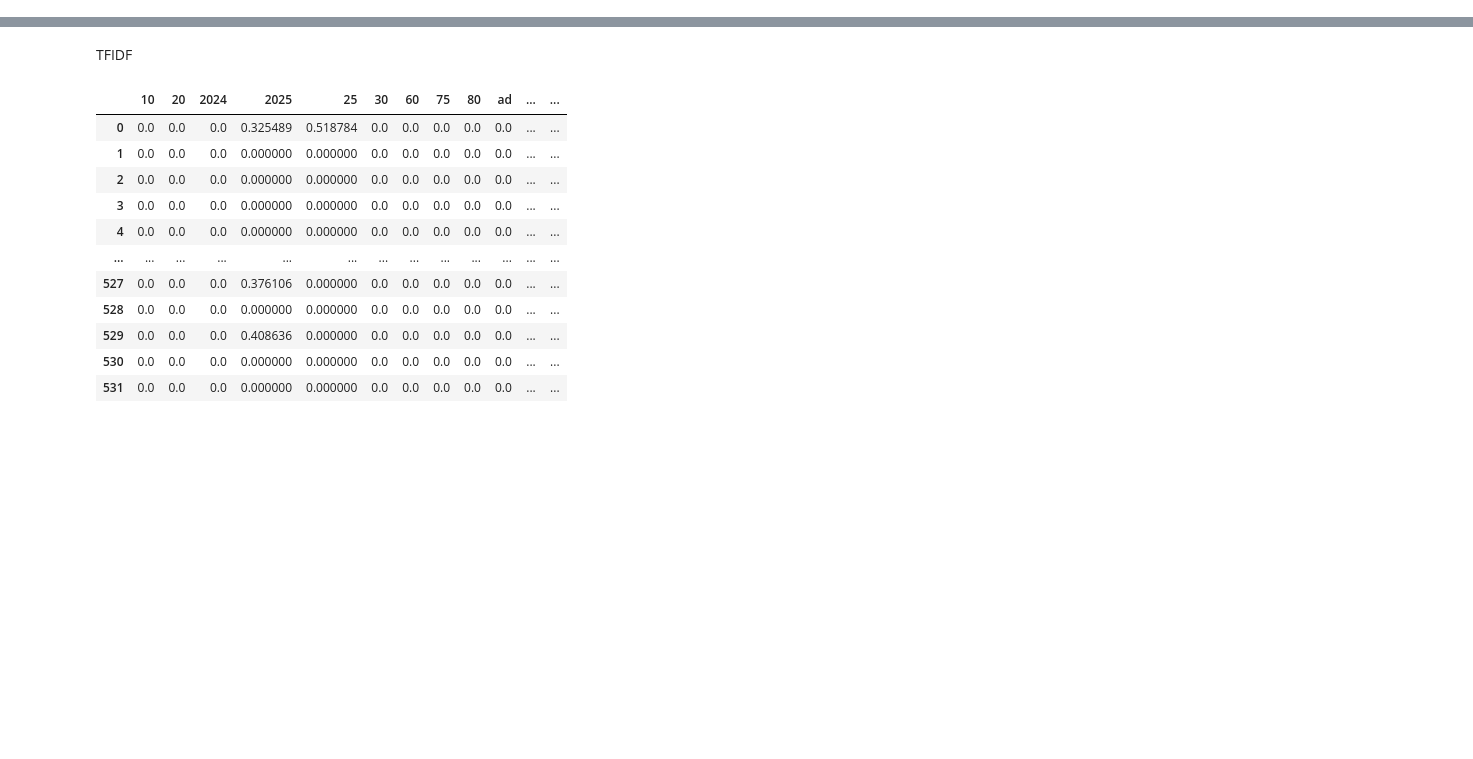
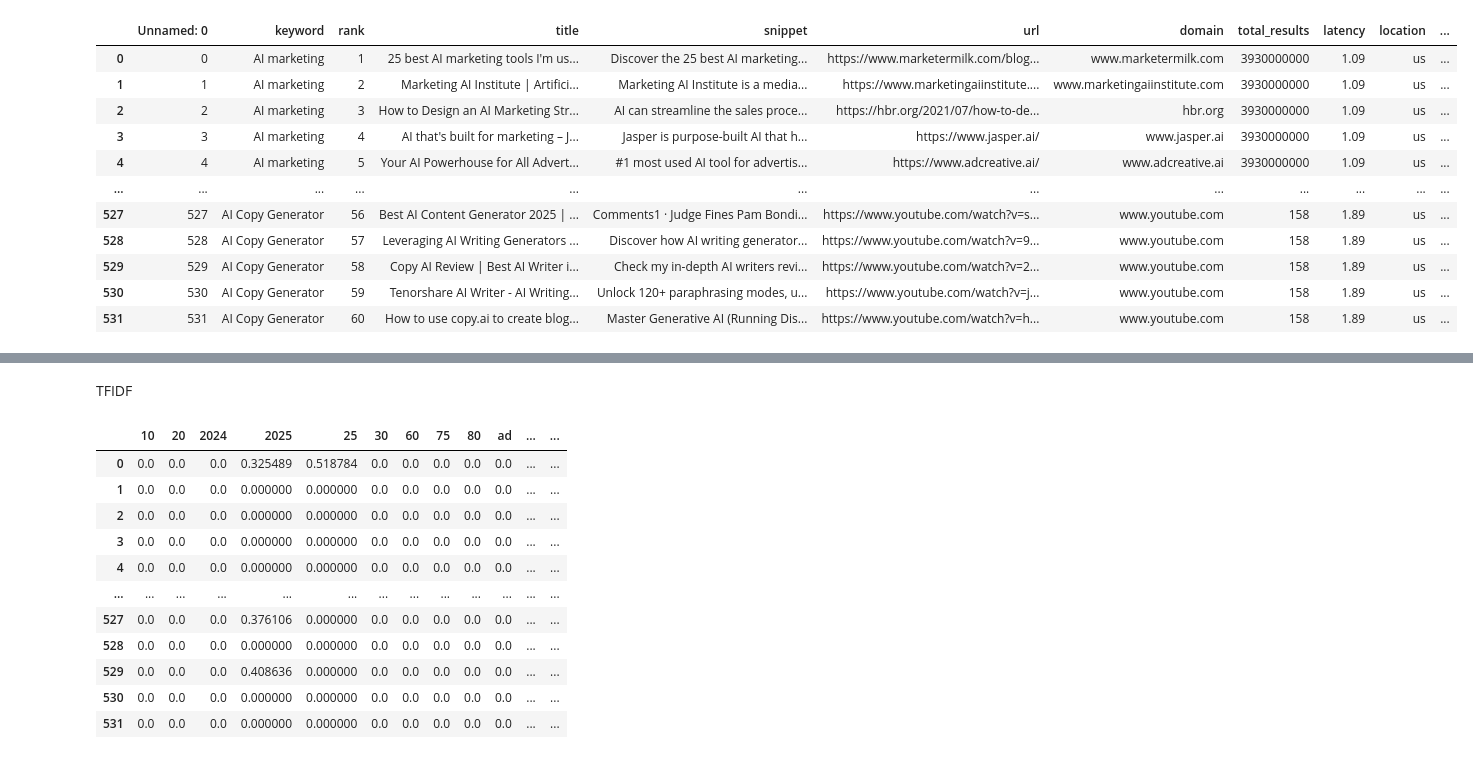
Before and after one commit to tantantan12/itom6219_2025, a Jupyter notebook: Week 6/Week 6-SEO with Python_upload.ipynb, the cells around one changed output, grey strips where cells are left out. Drawn from its saved outputs; the diff is of its cells as text; code cells hidden in the pictures; blank space fills up the shorter version.

```diff
--- a/Week 6/Week 6-SEO with Python_upload.ipynb
+++ b/Week 6/Week 6-SEO with Python_upload.ipynb
@@ -11,71 +11,16 @@ from sklearn.decomposition import NMF
 # %%
-API_KEY = "10411cc9a925c608e3af2c533f310bb7a6ac94fb3e12ee0d551798d30c0e4fdf"
-KEYWORDS = ["AI marketing", "AI Promotion", "AI Copy Generator"]
-RESULTS_PER_PAGE = 100  # Max per page allowed by SerpAPI
-MAX_RESULTS = 200
-
-all_results = []
-
-for keyword in KEYWORDS:
-    total_collected = 0
-    start = 0
-
-    while total_collected < MAX_RESULTS:
-        params = {
-            "engine": "google",
-            "q": keyword,
-            "api_key": API_KEY,
-            "hl": "en",
-            "gl": "us",
-            "num": RESULTS_PER_PAGE,
-            "start": start
-        }
-
-        response = requests.get("https://serpapi.com/search", params=params)
-        data = response.json()
-
-        if "organic_results" not in data:
-            print(f"No more results for keyword: {keyword}")
-            break
-
-        search_metadata = data.get("search_metadata", {})
-        search_parameters = data.get("search_parameters", {})
-        search_info = data.get("search_information", {})
-
-        total_results = search_info.get("total_results")
-        latency = search_metadata.get("total_time_taken")
-        location = search_parameters.get("location", "us")
-        language = search_parameters.get("hl", "en")
-
-        for result in data["organic_results"]:
-            title = result.get("title")
-            snippet = result.get("snippet")
-            rank = result.get("position")
-            link = result.get("link")
-            domain = urlparse(link).netloc if link else None
-
-            all_results.append({
-                "keyword": keyword,
-                "rank": rank,
-                "title": title,
-                "snippet": snippet,
-                "url": link,
-                "domain": domain,
-                "total_results": total_results,
-                "latency": latency,
-                "location": location,
-                "language": language
-            })
-
-        total_collected += len(data["organic_results"])
-        start += RESULTS_PER_PAGE
-        time.sleep(2)  # Avoid hitting rate limits
-
-# Create DataFrame
-df = pd.DataFrame(all_results)
-
-# Display or save
-print(df)
-# Domain Popularity
-df['domain_popularity'] = df['domain'].map(df['domain'].value_counts())
+df=pd.read_csv("serp.csv")
+df
 # %% [output]
+|  | Unnamed: 0 | keyword | rank | title | snippet | url | domain | total_results | latency | location | ... |
+| 0 | 0 | AI marketing | 1 | 25 best AI marketing tools I'm us... | Discover the 25 best AI marketing... | https://www.marketermilk.com/blog... | www.marketermilk.com | 3930000000 | 1.09 | us | ... |
+| 1 | 1 | AI marketing | 2 | Marketing AI Institute | Artifici... | Marketing AI Institute is a media... | https://www.marketingaiinstitute.... | www.marketingaiinstitute.com | 3930000000 | 1.09 | us | ... |
+| 2 | 2 | AI marketing | 3 | How to Design an AI Marketing Str... | AI can streamline the sales proce... | https://hbr.org/2021/07/how-to-de... | hbr.org | 3930000000 | 1.09 | us | ... |
+| 3 | 3 | AI marketing | 4 | AI that's built for marketing – J... | Jasper is purpose-built AI that h... | https://www.jasper.ai/ | www.jasper.ai | 3930000000 | 1.09 | us | ... |
+| 4 | 4 | AI marketing | 5 | Your AI Powerhouse for All Advert... | #1 most used AI tool for advertis... | https://www.adcreative.ai/ | www.adcreative.ai | 3930000000 | 1.09 | us | ... |
+| ... | ... | ... | ... | ... | ... | ... | ... | ... | ... | ... | ... |
+| 527 | 527 | AI Copy Generator | 56 | Best AI Content Generator 2025 | ... | Comments1 · Judge Fines Pam Bondi... | https://www.youtube.com/watch?v=s... | www.youtube.com | 158 | 1.89 | us | ... |
+| 528 | 528 | AI Copy Generator | 57 | Leveraging AI Writing Generators ... | Discover how AI writing generator... | https://www.youtube.com/watch?v=9... | www.youtube.com | 158 | 1.89 | us | ... |
+| 529 | 529 | AI Copy Generator | 58 | Copy AI Review | Best AI Writer i... | Check my in-depth AI writers revi... | https://www.youtube.com/watch?v=2... | www.youtube.com | 158 | 1.89 | us | ... |
+| 530 | 530 | AI Copy Generator | 59 | Tenorshare AI Writer - AI Writing... | Unlock 120+ paraphrasing modes, u... | https://www.youtube.com/watch?v=j... | www.youtube.com | 158 | 1.89 | us | ... |
+| 531 | 531 | AI Copy Generator | 60 | How to use copy.ai to create blog... | Master Generative AI (Running Dis... | https://www.youtube.com/watch?v=h... | www.youtube.com | 158 | 1.89 | us | ... |
```
Also changed, not shown: parts of 5 cells of this notebook.
